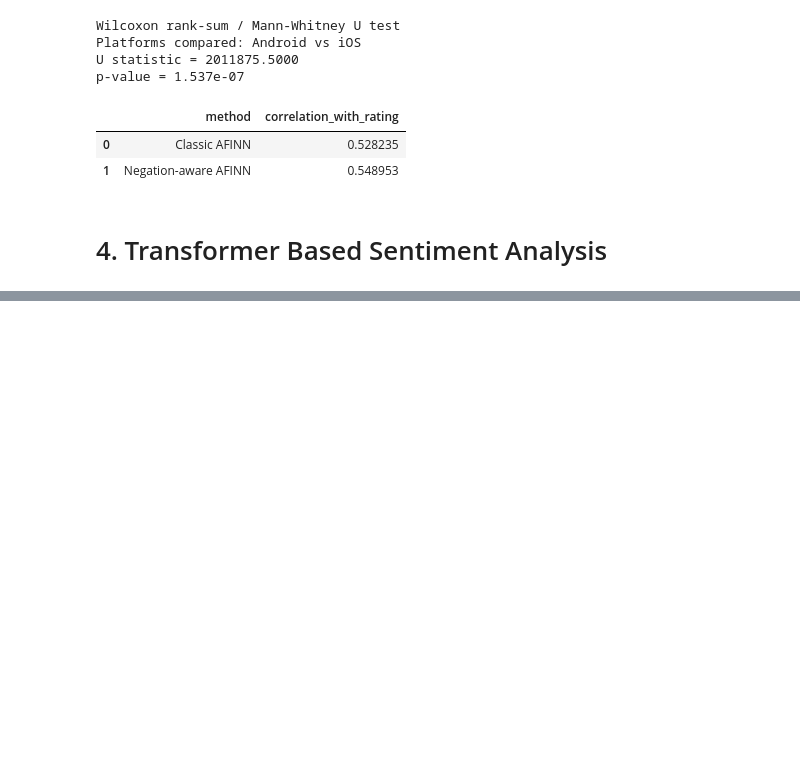
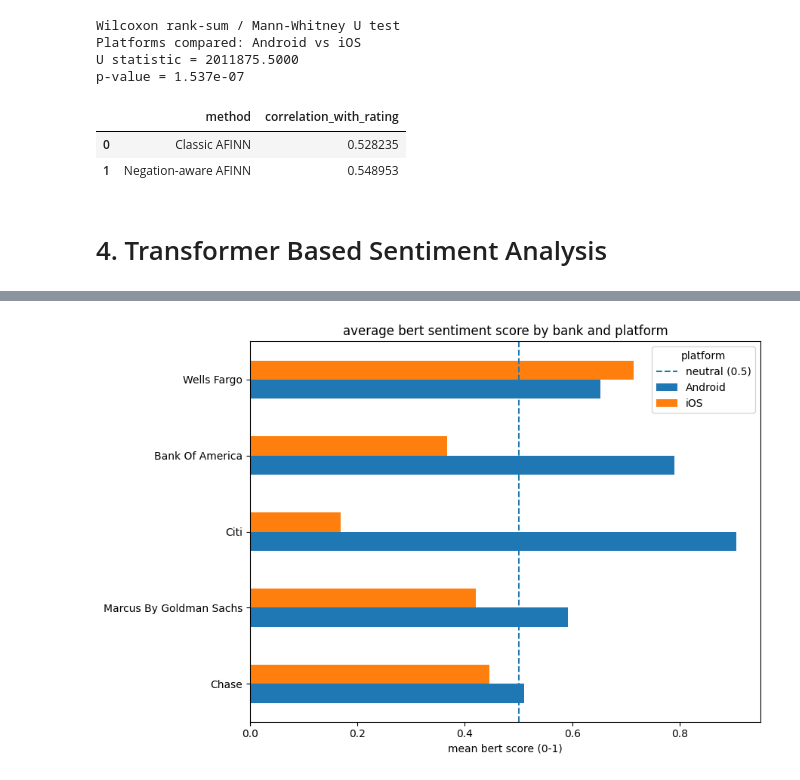
Before and after one commit to dpchi12/sentiment-analysis-for-banks-mobile-app-review, a Jupyter notebook: Model (old data)/old_approach_sentiment_analysis.ipynb, the cells around one changed output, grey strips where cells are left out. Saved outputs shown, nothing was run; the diff lists cells and outputs as text; code cells hidden in the pictures; blank space fills up the shorter version.

```diff
--- a/Model (old data)/old_approach_sentiment_analysis.ipynb
+++ b/Model (old data)/old_approach_sentiment_analysis.ipynb
@@ -1610,0 +1736,23 @@ correlation_comparison
+# %%
+bert_by_bank_platform = (
+    data
+    .groupby(["bank", "platform"])
+    .agg(mean_bert_score=("bert_score", "mean"), n_reviews=("review_id", "size"))
+    .reset_index()
+)
+
+pivot_bank = bert_by_bank_platform.pivot(index="bank", columns="platform", values="mean_bert_score")
+bank_order = pivot_bank.mean(axis=1).sort_values().index
+pivot_bank = pivot_bank.loc[bank_order]
+
+fig, ax = plt.subplots(figsize=(9, 6))
+pivot_bank.plot(kind="barh", ax=ax)
+ax.axvline(0.5, linestyle="--", label="neutral (0.5)")
+ax.set_title("average bert sentiment score by bank and platform")
+ax.set_xlabel("mean bert score (0-1)")
+ax.set_ylabel("")
+ax.legend(title="platform")
+plt.tight_layout()
+plt.show()
+# %% [output]
+[figure, added]
```
Also changed, not shown: parts of 15 cells of this notebook, 1 other file.
